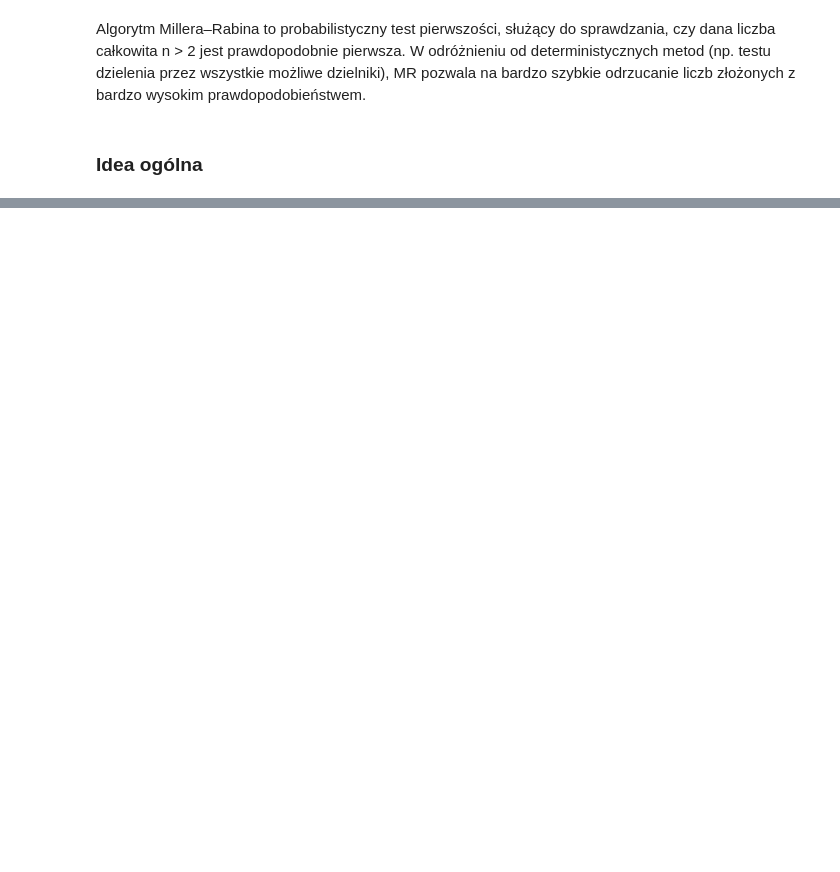
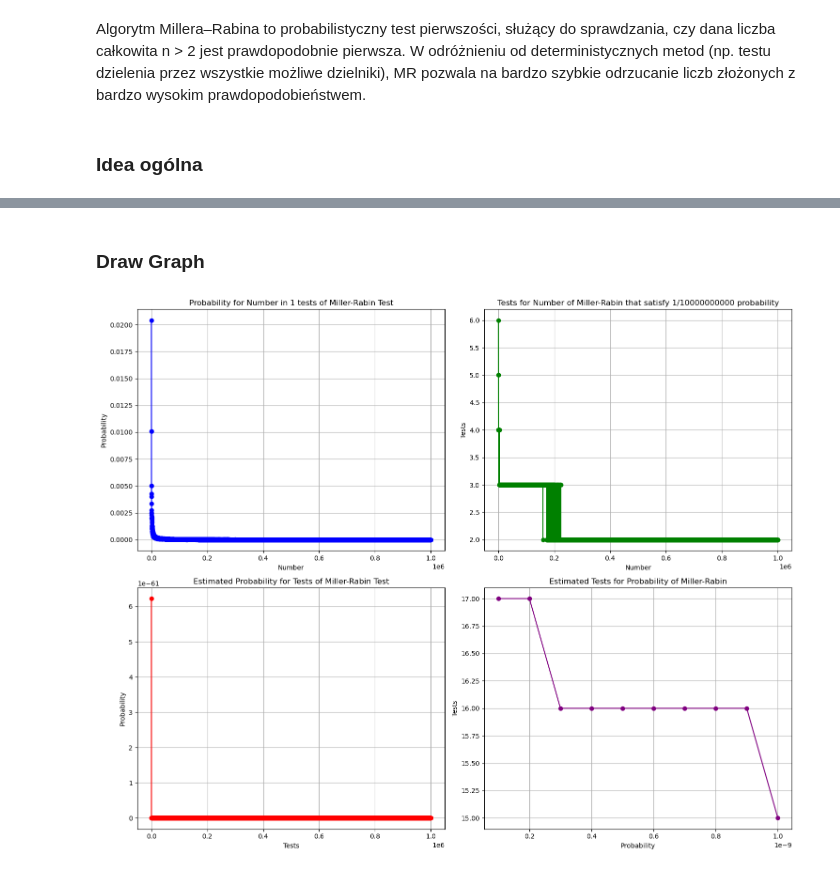
Before and after one commit to Daynlight/Studia, a Jupyter notebook: EAITM/Projekt Temat 2 Daniel Stodulski, Michał Stoiński.ipynb, the cells around one changed output, grey strips where cells are left out. Cells and saved outputs as stored; diff of their text form; code cells hidden in the pictures; blank space fills up the shorter version.

```diff
--- a/EAITM/Projekt Temat 2 Daniel Stodulski, Michał Stoiński.ipynb
+++ b/EAITM/Projekt Temat 2 Daniel Stodulski, Michał Stoiński.ipynb
@@ -72,0 +170,3 @@ def miller_rabin_test(n, k=5):
+# %%
+def estimatedProbabilityForMillerRabinTest(tests):
+  return (1/4)**tests
@@ -176,0 +257,45 @@ plt.show()
+# %%
+test_values = []
+estimated_probability = []
+
+i = TESTS_BOUND[0]
+while i <= TESTS_BOUND[1]:
+  test_values.append(i)
+  estimated_probability.append(estimatedProbabilityForMillerRabinTest(i))
+  i += TESTS_STEP
+# %%
+def drawGraph():
+  fig, axes = plt.subplots(2, 2, figsize=(15, 12))  # 2 rows, 2 columns
+
+  axes[0, 0].plot(number, probability, linestyle='-', marker='o', color='blue')
+  axes[0, 0].set_title(f"Probability for Number in {TESTS} tests of Miller-Rabin Test")
+  axes[0, 0].set_xlabel("Number")
+  axes[0, 0].set_ylabel("Probability")
+  axes[0, 0].grid(True)
+
+  axes[0, 1].plot(number, tests, linestyle='-', marker='o', color='green')
+  axes[0, 1].set_title(f"Tests for Number of Miller-Rabin that satisfy {PROBABILITY} probability")
+  axes[0, 1].set_xlabel("Number")
+  axes[0, 1].set_ylabel("Tests")
+  axes[0, 1].grid(True)
+
+  axes[1, 0].plot(test_values, estimated_probability, linestyle='-', marker='o', color='red')
+  axes[1, 0].set_title("Estimated Probability for Tests of Miller-Rabin Test")
+  axes[1, 0].set_xlabel("Tests")
+  axes[1, 0].set_ylabel("Probability")
+  axes[1, 0].grid(True)
+
+  axes[1, 1].plot(probability_values, estimated_tests, linestyle='-', marker='o', color='purple')
+  axes[1, 1].set_title("Estimated Tests for Probability of Miller-Rabin")
+  axes[1, 1].set_xlabel("Probability")
+  axes[1, 1].set_ylabel("Tests")
+  axes[1, 1].grid(True)
+
+  plt.tight_layout()  # Adjust spacing between subplots
+  plt.show()
+# %% [markdown]
+### Draw Graph
+# %%
+drawGraph()
+# %% [output]
+[figure, added]
```
Also changed, not shown: parts of 35 cells of this notebook.
